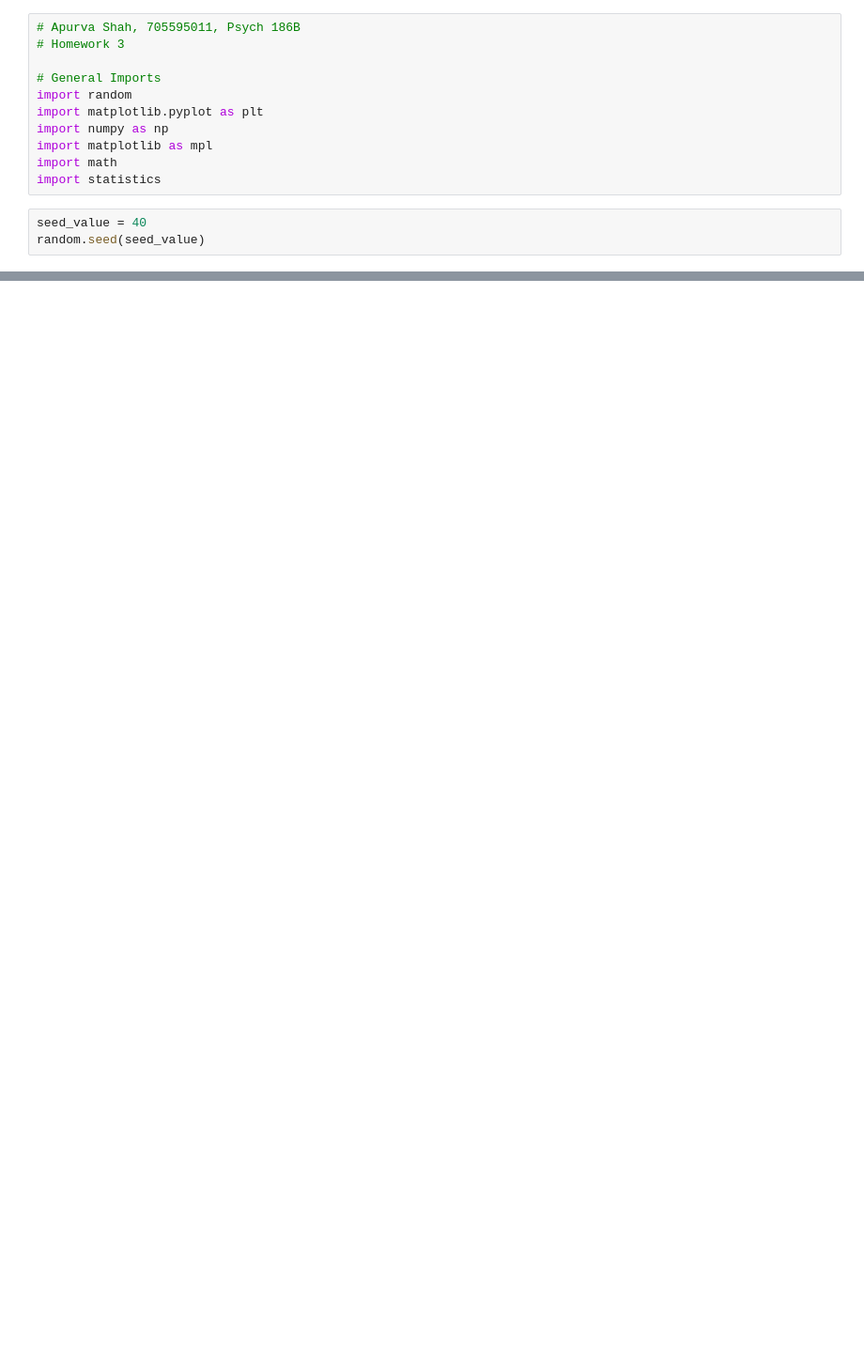
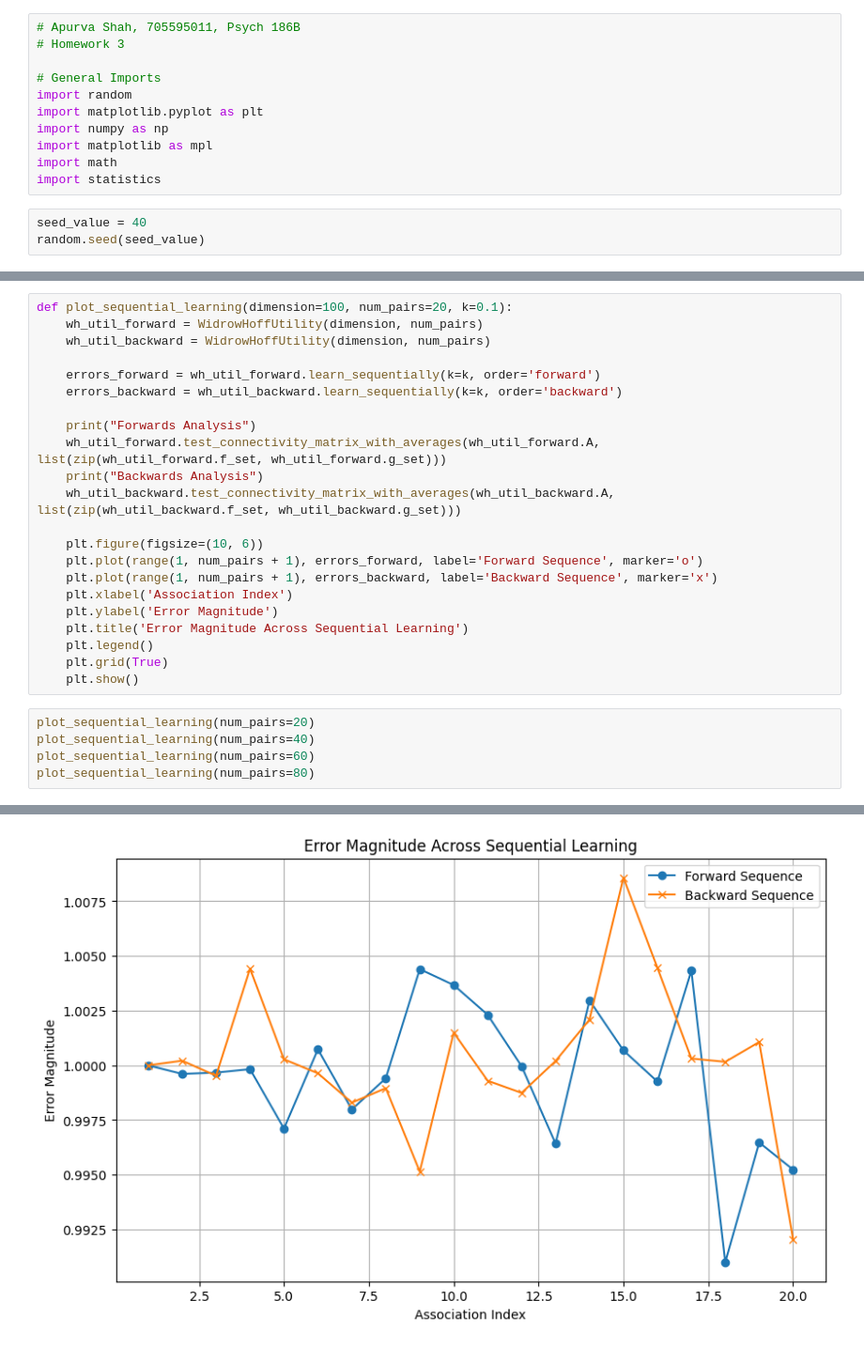
Before and after one commit to lazarulian/psych186b, a Jupyter notebook: ashahlab3.ipynb, the cells around one changed output, grey strips where cells are left out. Shown at 94% size. Saved outputs shown, nothing was run; the diff lists cells and outputs as text; blank space fills up the shorter version.

```diff
--- a/ashahlab3.ipynb
+++ b/ashahlab3.ipynb
@@ -469,0 +341,28 @@ Final Error: 1.0058
+# %%
+def plot_sequential_learning(dimension=100, num_pairs=20, k=0.1):
+    wh_util_forward = WidrowHoffUtility(dimension, num_pairs)
+    wh_util_backward = WidrowHoffUtility(dimension, num_pairs)
+
+    errors_forward = wh_util_forward.learn_sequentially(k=k, order='forward')
+    errors_backward = wh_util_backward.learn_sequentially(k=k, order='backward')
+
+    print("Forwards Analysis")
+    wh_util_forward.test_connectivity_matrix_with_averages(wh_util_forward.A, list(zip(wh_util_forward.f_set, wh_util_forward.g_set)))
+    print("Backwards Analysis")
+    wh_util_backward.test_connectivity_matrix_with_averages(wh_util_backward.A, list(zip(wh_util_backward.f_set, wh_util_backward.g_set)))
+
+    plt.figure(figsize=(10, 6))
+    plt.plot(range(1, num_pairs + 1), errors_forward, label='Forward Sequence', marker='o')
+    plt.plot(range(1, num_pairs + 1), errors_backward, label='Backward Sequence', marker='x')
+    plt.xlabel('Association Index')
+    plt.ylabel('Error Magnitude')
+    plt.title('Error Magnitude Across Sequential Learning')
+    plt.legend()
+    plt.grid(True)
+    plt.show()
+# %%
+plot_sequential_learning(num_pairs=20)
+plot_sequential_learning(num_pairs=40)
+plot_sequential_learning(num_pairs=60)
+plot_sequential_learning(num_pairs=80)
+# %% [output]
@@ -469,0 +379 @@ Final Error: 1.0058
+[figure, added]
```
Also changed, not shown: parts of 36 cells of this notebook, 1 other file.
